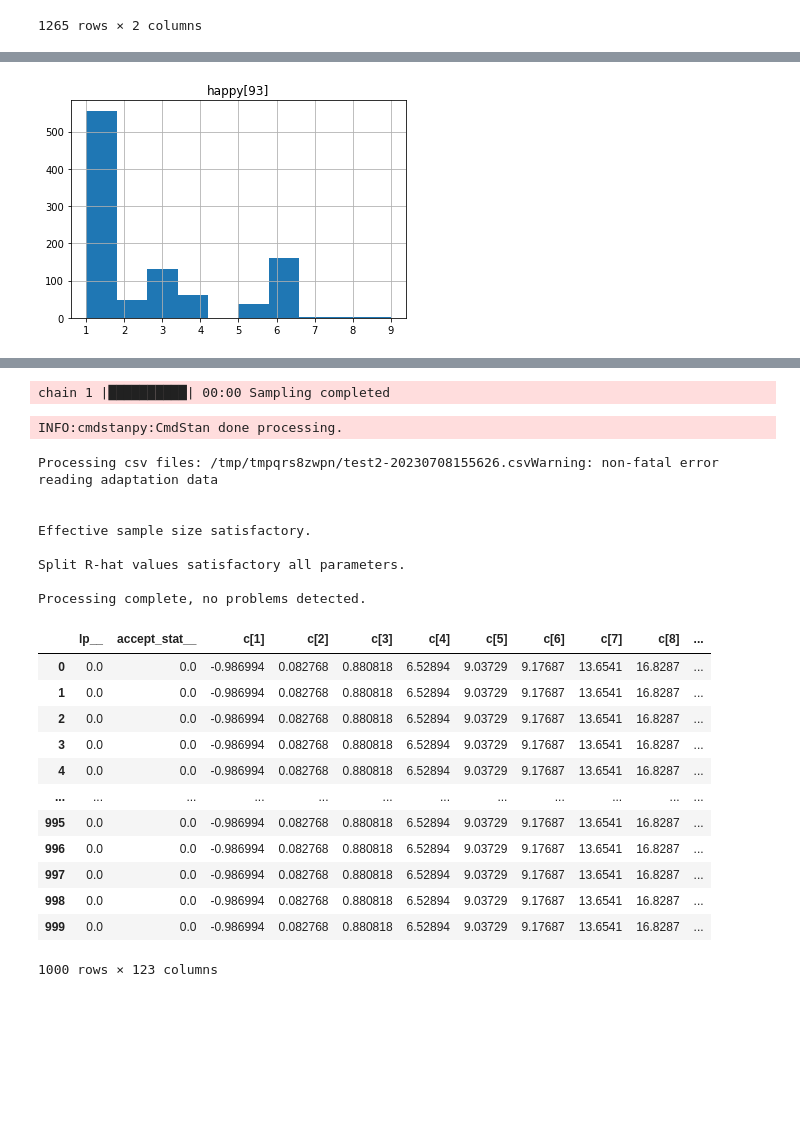
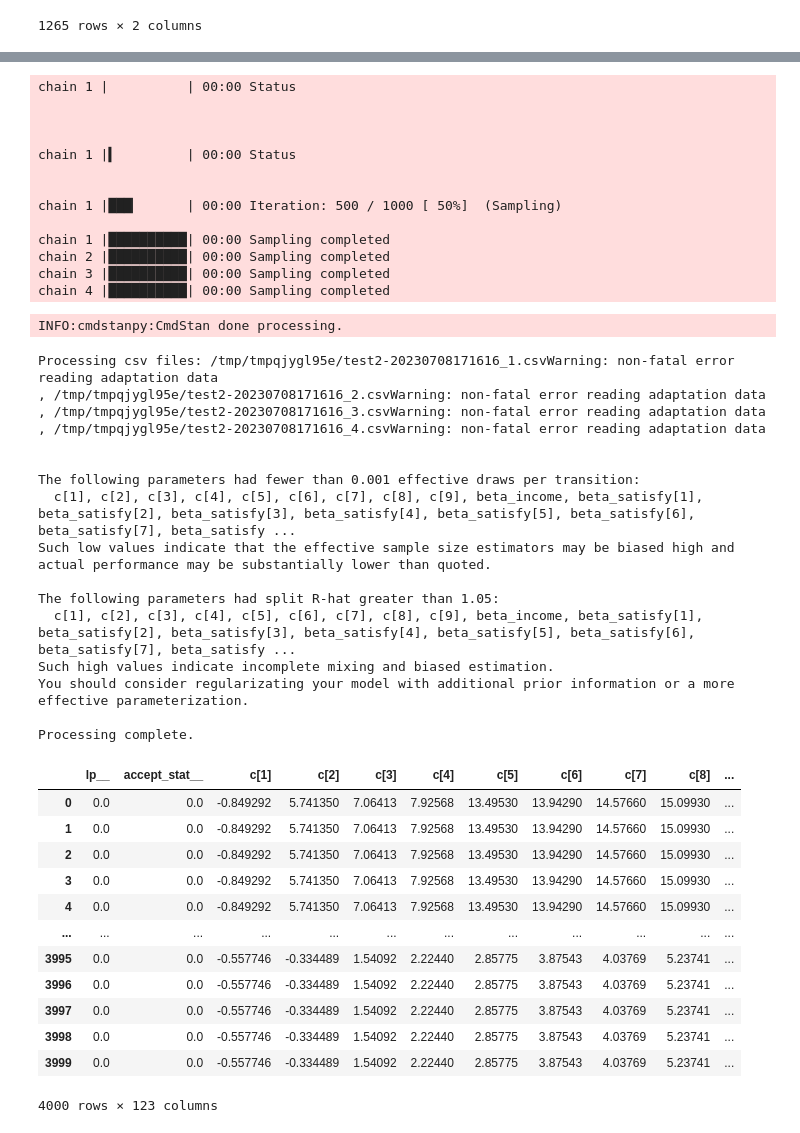
Before and after one commit to SwieciloM/Data-Analytics-Laboratory, a Jupyter notebook: Final project/main.ipynb, the cells around one changed output, grey strips where cells are left out. Cells and saved outputs as stored; diff of their text form; code cells hidden in the pictures; blank space fills up the shorter version.

```diff
--- a/Final project/main.ipynb
+++ b/Final project/main.ipynb
@@ -115,12 +84,10 @@ Processing complete, no problems detected.
 # %%
 
-df_old.hist(column='happy[93]')
-plt.show()
+# df_old.hist(column='happy[93]')
+# plt.show()
 # plt.figure()
 # plt.hist()
 # plt.show()
-# %% [output]
-[figure, removed]
 # %%
 
 
@@ -144,7 +111,7 @@ d = {'N' : 100,
      'child' : df['Living with children under 18'].head(100).to_numpy().astype('int')}
 
 # Compilation of code_1.stan and get 1000 samples
-samples = xd.sample(data=d, fixed_param=True, iter_sampling=1000, iter_warmup=1000, chains=1)
+samples = xd.sample(data=d, iter_sampling=1000, iter_warmup=1000, chains=4)
 print(samples.diagnose())
 
 # Creation of pandas dataframe from resulting draws
@@ -172,45 +139,65 @@ rm -f /tmp/tmpm7vczlsg/tmpz6qtai3d.o
 
 INFO:cmdstanpy:CmdStan start processing
 [ 0.23761586 -0.40423158 -0.40423158 -0.83212986 -0.83212986  0.23761586
   0.23761586  1.09341243 -0.83212986  1.69248715 -0.83212986 -0.83212986
   0.23761586 -0.46278518 -1.81627881 -0.40423158 -1.26002815  1.69248715
  -0.40423158  0.23761586  1.69248715  0.23761586  1.69248715  0.23761586
  -1.26002815 -0.83212986  0.23761586 -0.83212986 -0.46278518 -0.46278518
   1.09341243 -1.26002815 -0.46278518  0.23761586 -1.60234678 -1.81627881
   0.23761586 -0.83212986  1.09341243 -0.83212986  0.23761586  0.23761586
   0.23761586  1.09341243 -0.40423158 -1.26002815 -1.26002815  1.69248715
  -1.26002815  1.69248715 -0.46278518  1.09341243  1.09341243 -0.83212986
   1.09341243  0.23761586  0.23761586 -1.26002815 -0.46278518  1.09341243
   1.09341243  1.69248715 -1.26002815 -1.26002815 -0.83212986 -0.83212986
  -0.46278518  0.23761586 -0.83212986 -0.83212986  0.23761586  1.09341243
  -0.40423158  1.69248715 -0.46278518  1.09341243 -1.60234678  0.23761586
   0.23761586  0.23761586  0.23761586 -0.83212986  0.23761586  0.23761586
   1.09341243 -1.26002815  1.69248715  1.09341243  1.69248715  0.23761586
   0.23761586  1.69248715 -0.46278518  1.69248715 -0.83212986  1.69248715
  -0.40423158  0.23761586 -0.83212986 -1.81627881]
+chain 1 |          | 00:00 Status
+
+
+
+chain 1 |▍         | 00:00 Status
+
+
+chain 1 |███▏      | 00:00 Iteration: 500 / 1000 [ 50%]  (Sampling)
+
 chain 1 |██████████| 00:00 Sampling completed
+chain 2 |██████████| 00:00 Sampling completed
+chain 3 |██████████| 00:00 Sampling completed
+chain 4 |██████████| 00:00 Sampling completed
 INFO:cmdstanpy:CmdStan done processing.
-Processing csv files: /tmp/tmpqrs8zwpn/test2-20230708155626.csvWarning: non-fatal error reading adaptation data
+Processing csv files: /tmp/tmpqjygl95e/test2-20230708171616_1.csvWarning: non-fatal error reading adaptation data
+, /tmp/tmpqjygl95e/test2-20230708171616_2.csvWarning: non-fatal error reading adaptation data
+, /tmp/tmpqjygl95e/test2-20230708171616_3.csvWarning: non-fatal error reading adaptation data
+, /tmp/tmpqjygl95e/test2-20230708171616_4.csvWarning: non-fatal error reading adaptation data
 
 
-Effective sample size satisfactory.
+The following parameters had fewer than 0.001 effective draws per transition:
+  c[1], c[2], c[3], c[4], c[5], c[6], c[7], c[8], c[9], beta_income, beta_satisfy[1], beta_satisfy[2], beta_satisfy[3], beta_satisfy[4], beta_satisfy[5], beta_satisfy[6], beta_satisfy[7], beta_satisfy ...
+Such low values indicate that the effective sample size estimators may be biased high and actual performance may be substantially lower than quoted.
 
-Split R-hat values satisfactory all parameters.
+The following parameters had split R-hat greater than 1.05:
+  c[1], c[2], c[3], c[4], c[5], c[6], c[7], c[8], c[9], beta_income, beta_satisfy[1], beta_satisfy[2], beta_satisfy[3], beta_satisfy[4], beta_satisfy[5], beta_satisfy[6], beta_satisfy[7], beta_satisfy ...
+Such high values indicate incomplete mixing and biased estimation.
+You should consider regularizating your model with additional prior information or a more effective parameterization.
 
-Processing complete, no problems detected.
+Processing complete.
 |  | lp__ | accept_stat__ | c[1] | c[2] | c[3] | c[4] | c[5] | c[6] | c[7] | c[8] | ... |
-| 0 | 0.0 | 0.0 | -0.986994 | 0.082768 | 0.880818 | 6.52894 | 9.03729 | 9.17687 | 13.6541 | 16.8287 | ... |
-| 1 | 0.0 | 0.0 | -0.986994 | 0.082768 | 0.880818 | 6.52894 | 9.03729 | 9.17687 | 13.6541 | 16.8287 | ... |
-| 2 | 0.0 | 0.0 | -0.986994 | 0.082768 | 0.880818 | 6.52894 | 9.03729 | 9.17687 | 13.6541 | 16.8287 | ... |
-| 3 | 0.0 | 0.0 | -0.986994 | 0.082768 | 0.880818 | 6.52894 | 9.03729 | 9.17687 | 13.6541 | 16.8287 | ... |
-| 4 | 0.0 | 0.0 | -0.986994 | 0.082768 | 0.880818 | 6.52894 | 9.03729 | 9.17687 | 13.6541 | 16.8287 | ... |
+| 0 | 0.0 | 0.0 | -0.849292 | 5.741350 | 7.06413 | 7.92568 | 13.49530 | 13.94290 | 14.57660 | 15.09930 | ... |
+| 1 | 0.0 | 0.0 | -0.849292 | 5.741350 | 7.06413 | 7.92568 | 13.49530 | 13.94290 | 14.57660 | 15.09930 | ... |
+| 2 | 0.0 | 0.0 | -0.849292 | 5.741350 | 7.06413 | 7.92568 | 13.49530 | 13.94290 | 14.57660 | 15.09930 | ... |
+| 3 | 0.0 | 0.0 | -0.849292 | 5.741350 | 7.06413 | 7.92568 | 13.49530 | 13.94290 | 14.57660 | 15.09930 | ... |
+| 4 | 0.0 | 0.0 | -0.849292 | 5.741350 | 7.06413 | 7.92568 | 13.49530 | 13.94290 | 14.57660 | 15.09930 | ... |
 | ... | ... | ... | ... | ... | ... | ... | ... | ... | ... | ... | ... |
-| 995 | 0.0 | 0.0 | -0.986994 | 0.082768 | 0.880818 | 6.52894 | 9.03729 | 9.17687 | 13.6541 | 16.8287 | ... |
-| 996 | 0.0 | 0.0 | -0.986994 | 0.082768 | 0.880818 | 6.52894 | 9.03729 | 9.17687 | 13.6541 | 16.8287 | ... |
-| 997 | 0.0 | 0.0 | -0.986994 | 0.082768 | 0.880818 | 6.52894 | 9.03729 | 9.17687 | 13.6541 | 16.8287 | ... |
-| 998 | 0.0 | 0.0 | -0.986994 | 0.082768 | 0.880818 | 6.52894 | 9.03729 | 9.17687 | 13.6541 | 16.8287 | ... |
-| 999 | 0.0 | 0.0 | -0.986994 | 0.082768 | 0.880818 | 6.52894 | 9.03729 | 9.17687 | 13.6541 | 16.8287 | ... |
+| 3995 | 0.0 | 0.0 | -0.557746 | -0.334489 | 1.54092 | 2.22440 | 2.85775 | 3.87543 | 4.03769 | 5.23741 | ... |
+| 3996 | 0.0 | 0.0 | -0.557746 | -0.334489 | 1.54092 | 2.22440 | 2.85775 | 3.87543 | 4.03769 | 5.23741 | ... |
+| 3997 | 0.0 | 0.0 | -0.557746 | -0.334489 | 1.54092 | 2.22440 | 2.85775 | 3.87543 | 4.03769 | 5.23741 | ... |
+| 3998 | 0.0 | 0.0 | -0.557746 | -0.334489 | 1.54092 | 2.22440 | 2.85775 | 3.87543 | 4.03769 | 5.23741 | ... |
+| 3999 | 0.0 | 0.0 | -0.557746 | -0.334489 | 1.54092 | 2.22440 | 2.85775 | 3.87543 | 4.03769 | 5.23741 | ... |
-1000 rows × 123 columns
+4000 rows × 123 columns
 # %%
 # for col in df_res.columns:
 #     print(col)
```
Also changed, not shown: parts of 4 cells of this notebook, 6 other files.
